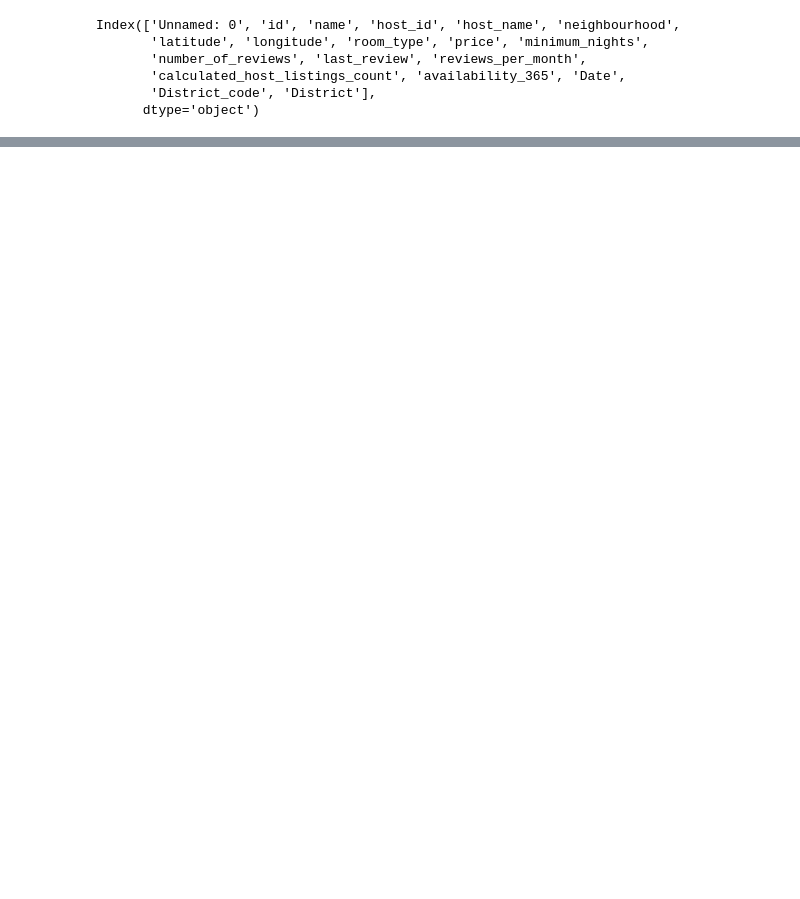
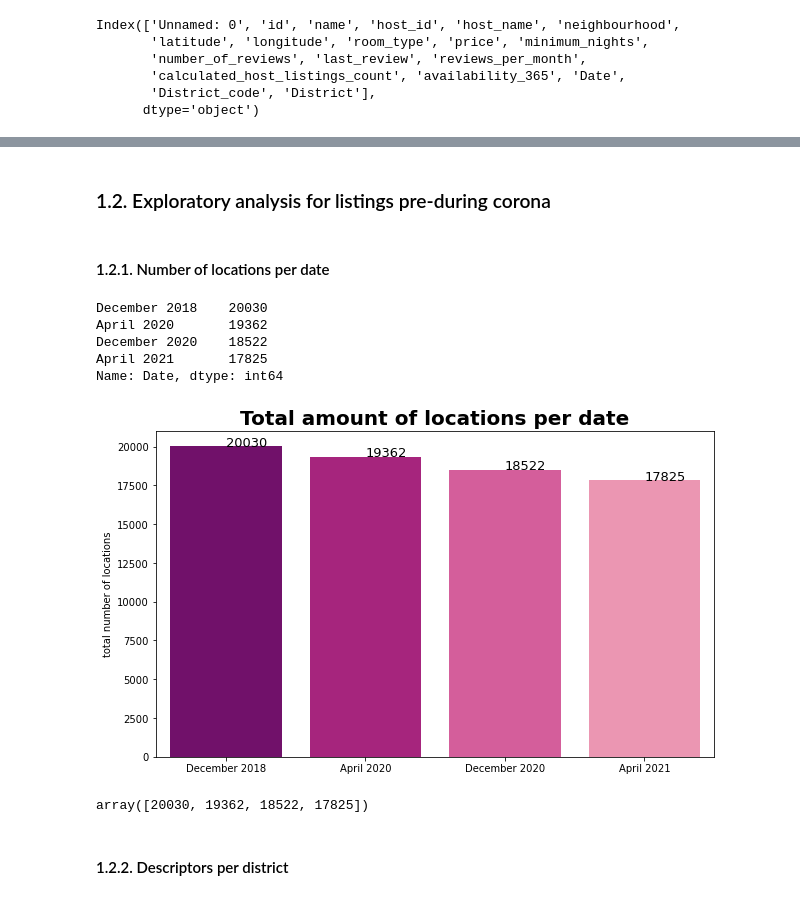
Before and after one commit to lauratll/Airbnb_Amsterdam_covid19, a Jupyter notebook: documentation/Amsterdam_Airbnb_Anlalysis.ipynb, the cells around one changed output, grey strips where cells are left out. Cells and saved outputs as stored; diff of their text form; code cells hidden in the pictures; blank space fills up the shorter version.

Commit message:
further on the analysis, dataseries analysis left to do

```diff
--- a/documentation/Amsterdam_Airbnb_Anlalysis.ipynb
+++ b/documentation/Amsterdam_Airbnb_Anlalysis.ipynb
@@ -68,0 +90,4 @@ listings.head()
+# %%
+#The missing values are because they did not have reviews, therefore must be better to just fill those
+#values with 0
+listings['reviews_per_month'].fillna(0,inplace=True)
@@ -105,12 +120,0 @@ Name: Date, dtype: int64
-# %%
-fig, ax = plt.subplots(1,1,figsize = (10,6))
-sns.barplot(x= num_loc_x_date.index,y=num_loc_x_date)
-plt.title("Number of locations per date")
-
-for index,data in enumerate(num_loc_x_date.values):
-    plt.text(x=index , y =data , s=f"{data}" , fontdict=dict(fontsize=15))
-
-plt.show()
-
-#plt.text() , you need to give (x,y) location , where you want to put the numbers,
-#So here index will give you x pos and data+1 will provide a little gap in y axis.
@@ -163,0 +143,7 @@ district_descriptors
+# %%
+district_descriptors = district_descriptors.groupby(["District_name","District_code"]).agg(
+    {"average_number_of_crimes":"sum","green_areas_m2":"mean","num_green_areas":"mean"}).reset_index()
+
+district_descriptors = district_descriptors.rename(columns={"District_name":"District"})
+listings_with_descriptors = listings.merge(district_descriptors, left_on=['District_code',"District"],right_on=['District_code',"District"],how="left")
+listings_with_descriptors
@@ -163,0 +180,35 @@ district_descriptors
+# %% [markdown]
+### 1.2. Exploratory analysis for listings pre-during corona
+# %% [markdown]
+#### 1.2.1. Number of locations per date
+# %%
+num_loc_x_date = listings_with_descriptors["Date"].value_counts()
+num_loc_x_date
+# %% [output]
+December 2018    20030
+April 2020       19362
+December 2020    18522
+April 2021       17825
+Name: Date, dtype: int64
+# %%
+fig, ax = plt.subplots(1,1,figsize = (10,6))
+sns.barplot(x= num_loc_x_date.index,y=num_loc_x_date)
+plt.title("Total amount of locations per date",fontsize=20, fontweight='bold')
+ax.set_ylabel("total number of locations")
+
+for index,data in enumerate(num_loc_x_date.values):
+    plt.text(x=index , y =data , s=f"{data}" , fontdict=dict(fontsize=13))
+
+plt.show()
+
+#plt.text() , you need to give (x,y) location , where you want to put the numbers,
+#So here index will give you x pos and data+1 will provide a little gap in y axis.
+# %% [output]
+[figure, added]
+# %%
+#There were more locations
+num_loc_x_date.values
+# %% [output]
+array([20030, 19362, 18522, 17825])
+# %% [markdown]
+#### 1.2.2. Descriptors per district
```
Also changed, not shown: parts of 115 cells of this notebook, 2 other files.
